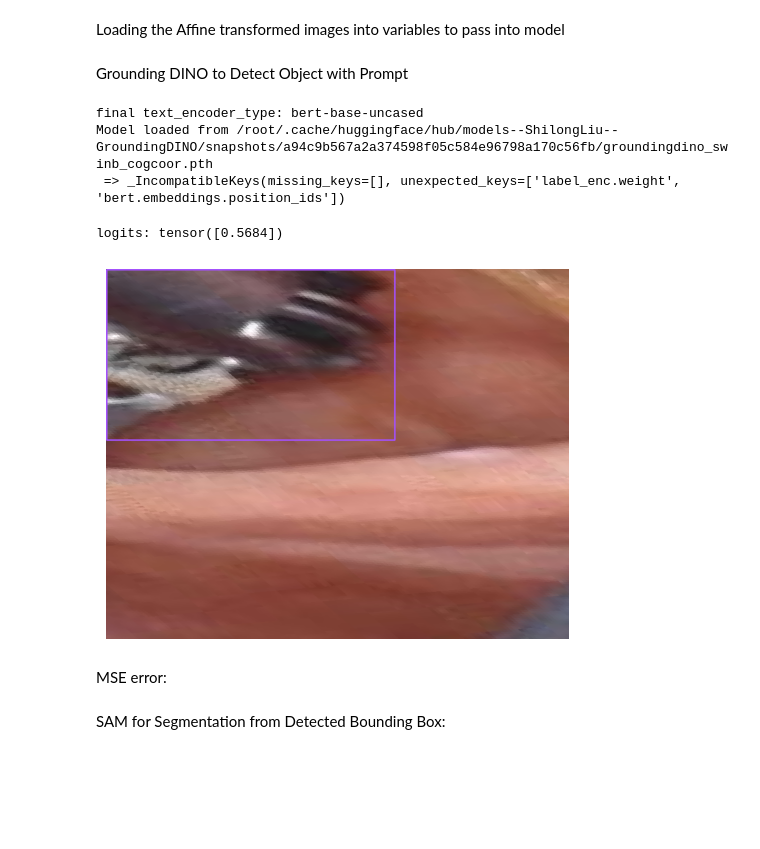
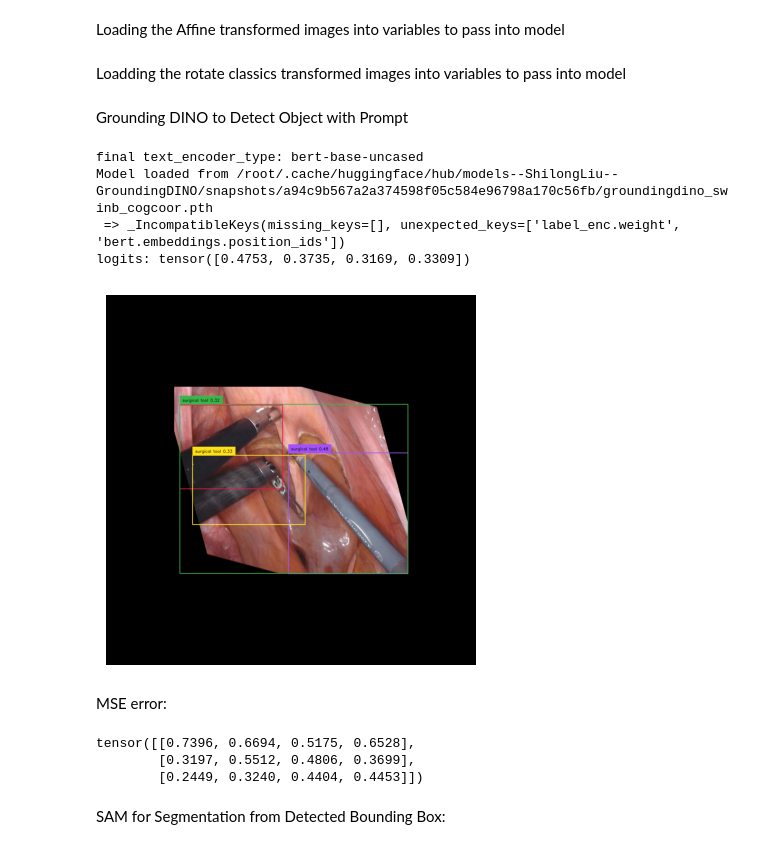
Before and after one commit to jenniferhiga/HCI_AI_RoboticSurgery, a Jupyter notebook: Grounded_SAM_Tool_Instance_Segmentation.ipynb, the cells around one changed output. Drawn from its saved outputs; the diff is of its cells as text; code cells hidden in the pictures; blank space fills up the shorter version.

```diff
--- a/Grounded_SAM_Tool_Instance_Segmentation.ipynb
+++ b/Grounded_SAM_Tool_Instance_Segmentation.ipynb
@@ -326,6 +345,16 @@ image_source3, image3 = load_image('/content/Grounded-Segment-Anything/perturbed
 image_source4, image4 = load_image('/content/Grounded-Segment-Anything/perturbed_imgs/perturbed4.png')
 image_source5, image5 = load_image('/content/Grounded-Segment-Anything/perturbed_imgs/perturbed5.png')
 image_source6, image6 = load_image('/content/Grounded-Segment-Anything/perturbed_imgs/perturbed6.png')
+# %% [markdown]
+Loadding the rotate classics transformed images into variables to pass into model
+# %%
+image_src_cropped, image_crop = load_image('/content/Grounded-Segment-Anything/cropped_imgs/crop0.png')
+image_src_cropped2, image_crop2 = load_image('/content/Grounded-Segment-Anything/cropped_imgs/crop1.png')
+image_src_cropped3, image_crop3 = load_image('/content/Grounded-Segment-Anything/cropped_imgs/crop2.png')
+image_src_cropped4, image_crop4 = load_image('/content/Grounded-Segment-Anything/cropped_imgs/crop3.png')
+image_src_cropped5, image_crop5 = load_image('/content/Grounded-Segment-Anything/cropped_imgs/crop4.png')
+image_src_cropped6, image_crop6 = load_image('/content/Grounded-Segment-Anything/cropped_imgs/crop5.png')
+image_src_cropped6, image_crop6 = load_image('/content/Grounded-Segment-Anything/cropped_imgs/crop6.png')
 # %% [markdown]
 Grounding DINO to Detect Object with Prompt
 # %%
@@ -348,41 +377,45 @@ def load_model_hf(repo_id, filename, ckpt_config_filename, device='cpu'):
     print("Model loaded from {} \n => {}".format(cache_file, log))
     _ = model.eval()
     return model
 
 ckpt_repo_id = "ShilongLiu/GroundingDINO"
 ckpt_filenmae = "groundingdino_swinb_cogcoor.pth"
 ckpt_config_filename = "GroundingDINO_SwinB.cfg.py"
 groundingdino_model = load_model_hf(ckpt_repo_id, ckpt_filenmae, ckpt_config_filename, device)
 
 
 def detect(image, text_prompt, model, box_threshold = 0.3, text_threshold = 0.25):
   boxes, logits, phrases = predict(
       model=model,
       image=image,
       caption=text_prompt,
       box_threshold=box_threshold,
       text_threshold=text_threshold
   )
 
-  annotated_frame = annotate(image_source=image_source6, boxes=boxes, logits=logits, phrases=phrases)
+  annotated_frame = annotate(image_source=image_src_cropped6, boxes=boxes, logits=logits, phrases=phrases) # Update image_source variable
   print('logits:', logits)
   annotated_frame = annotated_frame[...,::-1] # BGR to RGB
   return annotated_frame, boxes
 
-annotated_frame, detected_boxes = detect(image=image6, text_prompt="surgical tool", model=groundingdino_model)
+annotated_frame, detected_boxes = detect(image=image_crop6, text_prompt="surgical tool", model=groundingdino_model) # Update image variable
 predicted_img = Image.fromarray(annotated_frame)
 plt.imshow(predicted_img)
 plt.axis('OFF');
 # %% [output]
 final text_encoder_type: bert-base-uncased
 Model loaded from /root/.cache/huggingface/hub/models--ShilongLiu--GroundingDINO/snapshots/a94c9b567a2a374598f05c584e96798a170c56fb/groundingdino_swinb_cogcoor.pth
  => _IncompatibleKeys(missing_keys=[], unexpected_keys=['label_enc.weight', 'bert.embeddings.position_ids'])
+logits: tensor([0.4753, 0.3735, 0.3169, 0.3309])
-logits: tensor([0.5684])
-[figure, old version]
+[figure, new version]
 # %% [markdown]
 MSE error:
 # %%
 detected_boxes
+# %% [output]
+tensor([[0.7396, 0.6694, 0.5175, 0.6528],
+        [0.3197, 0.5512, 0.4806, 0.3699],
+        [0.2449, 0.3240, 0.4404, 0.4453]])
 # %% [markdown]
 SAM for Segmentation from Detected Bounding Box:
 # %%
```
Also changed, not shown: parts of 9 cells of this notebook.
